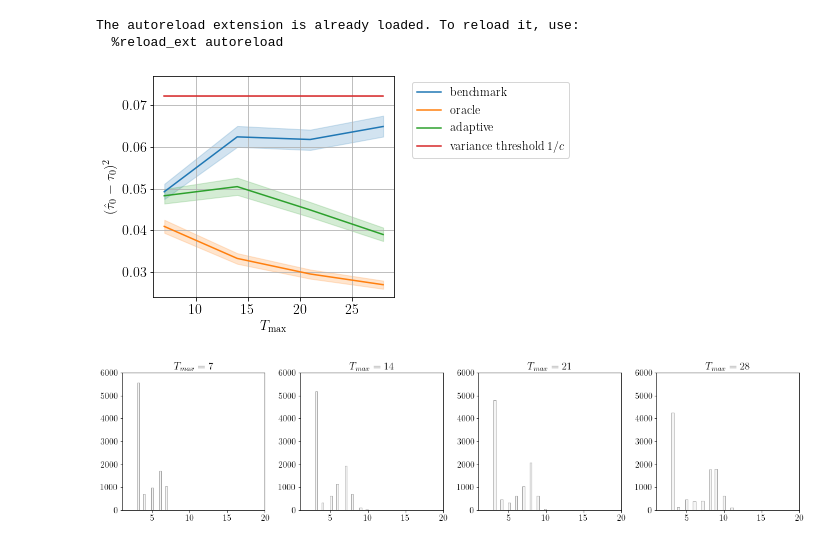
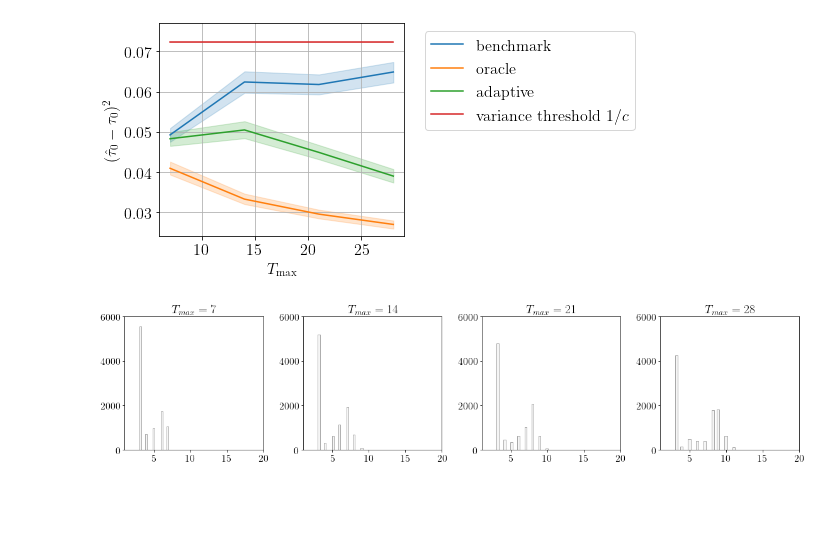
Before and after one commit to ruoxuanxiong/staggered_rollout_design, a Jupyter notebook: code/adaptive_make_figure.ipynb, the cells around one changed output. Saved outputs shown, nothing was run; the diff lists cells and outputs as text; code cells hidden in the pictures; blank space fills up the shorter version.

Commit message:
update adaptive figures

```diff
--- a/code/adaptive_make_figure.ipynb
+++ b/code/adaptive_make_figure.ipynb
@@ -7,11 +7,11 @@ import pandas as pd
 import seaborn as sns
 
 import matplotlib
-matplotlib.rcParams.update({'font.size': 14})
+matplotlib.rcParams.update({'font.size': 16})
 from matplotlib import rc
 rc('font',**{'family':'sans-serif','sans-serif':['Helvetica']})
 rc('text', usetex=True)
-rc('legend', fontsize=12)
+rc('legend', fontsize=16)
 matplotlib.rcParams['savefig.dpi'] = 1200
 
 import pickle
@@ -21,9 +21,6 @@ import pickle
 import time
 
 from utils_empirical import *
-# %% [output]
-The autoreload extension is already loaded. To reload it, use:
-  %reload_ext autoreload
 # %%
 out_dir = "../result/flu-adaptive/"
 save_path = out_dir + "flu_adaptive-0728-15.pkl"
@@ -54,21 +51,21 @@ for T_max in T_list:
 
 out_df = pd.DataFrame(out)
 # %%
-fig, axes = plt.subplots(nrows=1,ncols=1,figsize=(7,4))
+fig, axes = plt.subplots(nrows=1,ncols=1,figsize=(8,4))
 sns.lineplot(ax=axes, data=out_df, x=T_col, y=val_col, hue=method_col,estimator=np.mean, err_style="band")
 
 axes.tick_params('x', labelrotation=360)
 axes.set_xlabel(T_col)
 axes.set_ylabel(val_col)
 axes.set_ylim([0.024, 0.077])
 axes.legend(bbox_to_anchor=(1.05, 1), loc='upper left')
 axes.grid()
 
 plt.tight_layout()
 
 plt.savefig(out_dir+"flu_adaptive_comparison.pdf")
 # %% [output]
-[figure, old version]
+[figure, new version]
 # %%
 num_Ts = len(T_list)
 fig, axes = plt.subplots(nrows=1,ncols=num_Ts,figsize=(4*num_Ts,4))
@@ -87,4 +84,4 @@ for i in range(num_Ts):
 plt.tight_layout()
 plt.savefig(out_dir+"flu_termination_time.pdf")
 # %% [output]
-[figure, old version]
+[figure, new version]
```
Also changed, not shown: 7 other files.
